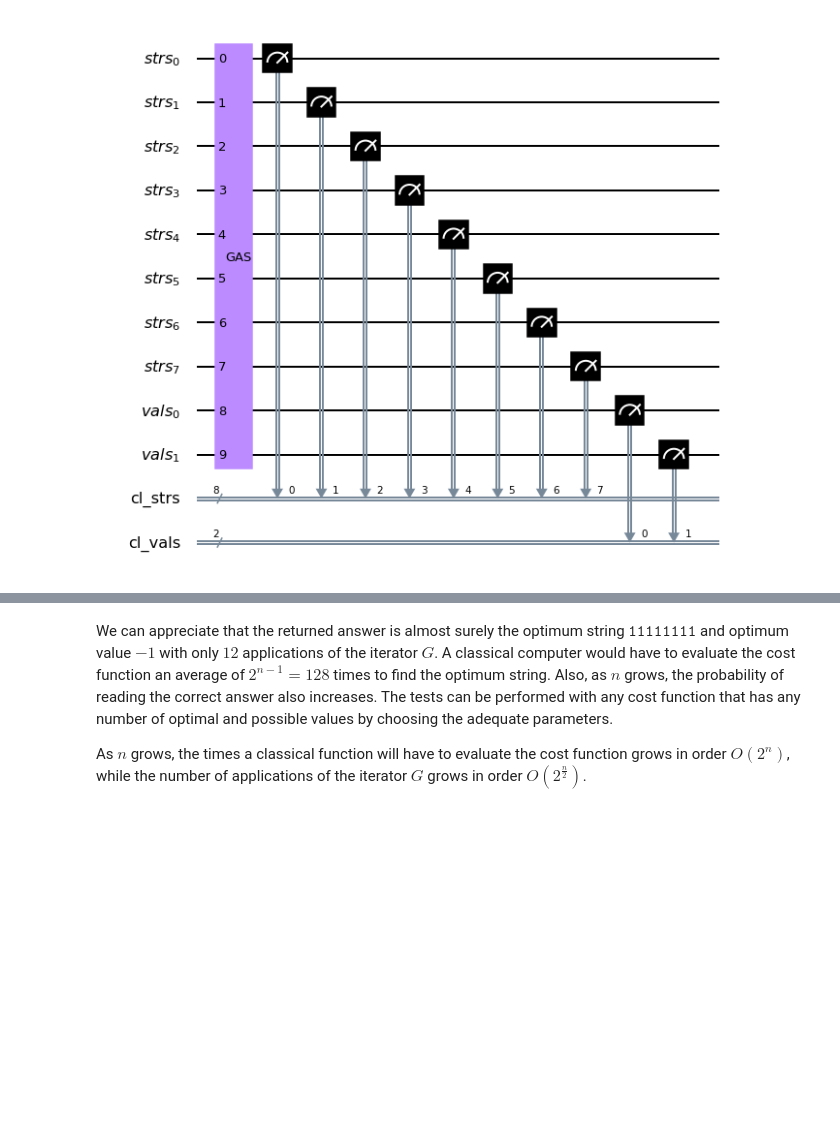
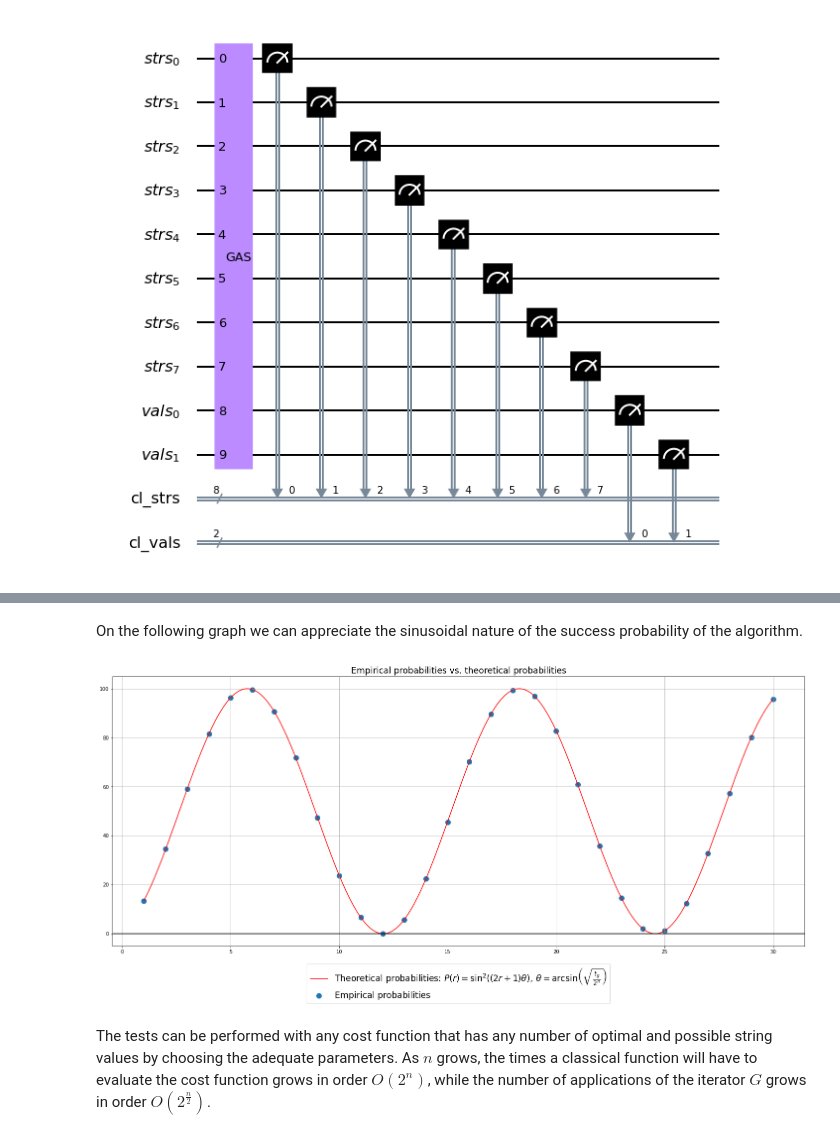
Before and after one commit to RedReservoir/TFG-QuantumAlgorithmsForFunctionOptimization, a Jupyter notebook: src/GS_Tester.ipynb, the cells around one changed output, grey strips where cells are left out. Cells and saved outputs as stored; diff of their text form; code cells hidden in the pictures; blank space fills up the shorter version.

Commit message:
Perfected QFT and GS tests

```diff
--- a/src/GS_Tester.ipynb
+++ b/src/GS_Tester.ipynb
@@ -250,0 +273,19 @@ plot_histogram(counts)
+# %%
+bcf_test_3 = BinaryCostFunction(6)
+
+clauses = [
+    BinaryClause("1" * 6)
+]
+
+values = [-1]
+
+for clause, value in zip(clauses, values):
+    bcf_test_3.add_clause(clause, value)
+# %%
+bcf = bcf_test_3
+n = bcf.num_bits
+m = math.ceil(math.log(max([sum(filter(lambda x: x>0, values)) + 1, -sum(filter(lambda x: x<0, values))]), 2)) + 2
+
+print("n = ", n, ", m = ", m, ", r = ", r, sep = "")
+print("bcf: ")
+print(bcf)
@@ -251,4 +350,18 @@ plot_histogram(counts)
+# %% [markdown]
+On the following graph we can appreciate the sinusoidal nature of the success probability of the algorithm.
+# %%
+fig = plt.figure(figsize=(25,10))
+ax = plt.subplot(1, 1, 1)
+ax.scatter(r_vals, percs, linewidth = 5, label = "Empirical probabilities")
+theta = math.asin(2**(-n/2))
+x = np.linspace(r_min, r_max, (r_max - r_min) * 20)
+ax.plot(x, 100*(np.sin(theta*((2*x)+1))**2), 'r', label = "Theoretical probabilities: " + r'$P(r) = \sin^2{((2r + 1)\theta)},\: \theta = \arcsin{\left(\sqrt{\frac{t_g}{2^n}}\right)}$')
+ax.legend(loc='upper center', bbox_to_anchor=(0.5, -0.05), fontsize = "xx-large")
+ax.set_title("Empirical probabilities vs. theoretical probabilities", fontsize = "xx-large")
+ax.grid()
+ax.axhline(color = "black")
+plt.show()
+# %% [output]
+[figure, added]
 # %% [markdown]
-We can appreciate that the returned answer is almost surely the optimum string $\mathtt{11111111}$ and optimum value $-1$ with only $12$ applications of the iterator $G$. A classical computer would have to evaluate the cost function an average of $2^{n-1} = 128$ times to find the optimum string. Also, as $n$ grows, the probability of reading the correct answer also increases. The tests can be performed with any cost function that has any number of optimal and possible values by choosing the adequate parameters.
-
-As $n$ grows, the times a classical function will have to evaluate the cost function grows in order $O(2^n)$, while the number of applications of the iterator $G$ grows in order $O(2^{\frac{n}{2}})$.
+The tests can be performed with any cost function that has any number of optimal and possible string values by choosing the adequate parameters. As $n$ grows, the times a classical function will have to evaluate the cost function grows in order $O(2^n)$, while the number of applications of the iterator $G$ grows in order $O(2^{\frac{n}{2}})$.
```
Also changed, not shown: parts of 10 cells of this notebook, 1 other file.
